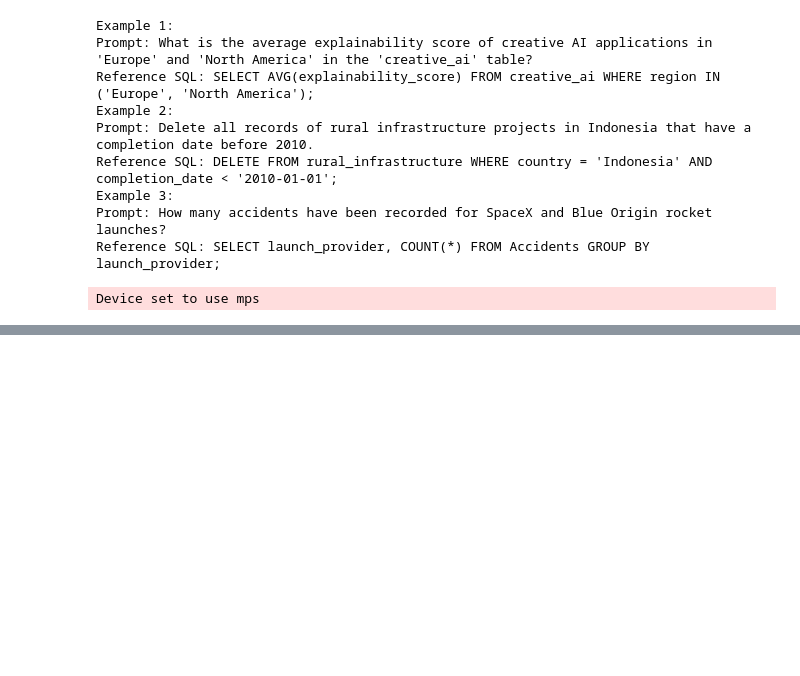
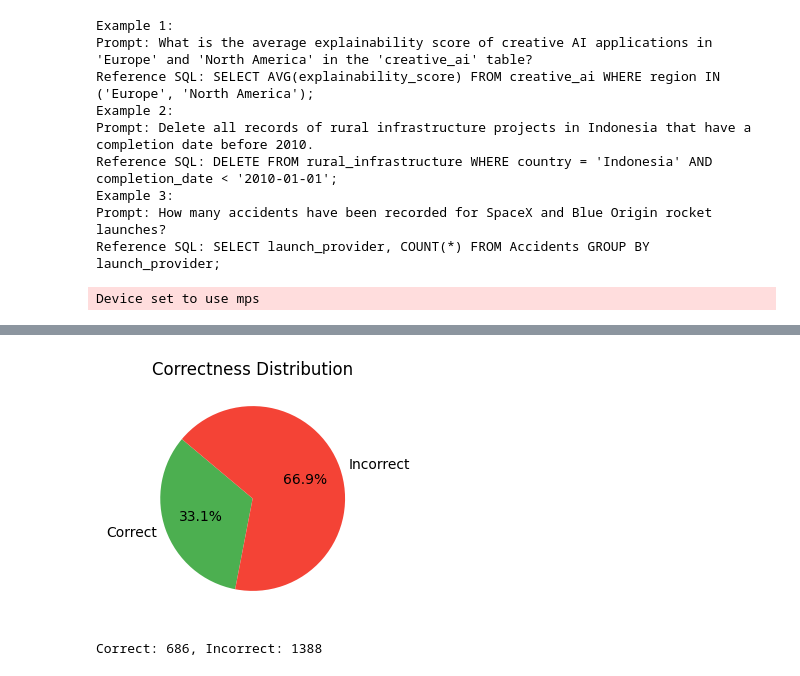
Before and after one commit to thiborose/text-to-sql-llm-finetuning, a Jupyter notebook: 2_evaluation.ipynb, the cells around one changed output, grey strips where cells are left out. Drawn from its saved outputs; the diff is of its cells as text; code cells hidden in the pictures; blank space fills up the shorter version.

Commit message:
complete evaluation notebook and resources

```diff
--- a/2_evaluation.ipynb
+++ b/2_evaluation.ipynb
@@ -198,7 +206,0 @@ Reference SQL: SELECT artist_name, statement_length
-# %%
-# Save the results to a file
-import json
-with open("pipeline_evaluation_results.json", "w") as f:
-    json.dump(pipeline_results_full, f, indent=2)
-# Print the number of examples evaluated
-print(f"Total examples evaluated: {len(pipeline_results_full)}")
@@ -204,0 +265,21 @@ print(f"Total examples evaluated: {len(pipeline_results_full)}")
+# %%
+import matplotlib.pyplot as plt
+
+# Count correctness
+correct = sum(1 for item in data if item.get('evaluation', {}).get('isCorrect') == True)
+incorrect = sum(1 for item in data if item.get('evaluation', {}).get('isCorrect') == False)
+
+labels = ['Correct', 'Incorrect']
+sizes = [correct, incorrect]
+colors = ['#4CAF50', '#F44336']
+
+# Plot a pie chart of correctness distribution
+plt.figure(figsize=(3, 3))
+plt.pie(sizes, labels=labels, autopct='%1.1f%%', colors=colors, startangle=140)
+plt.title('Correctness Distribution')
+plt.show()
+
+print(f"Correct: {correct}, Incorrect: {incorrect}")
+# %% [output]
+[figure, added]
+Correct: 686, Incorrect: 1388
```
Also changed, not shown: parts of 17 cells of this notebook, 2 other files.
